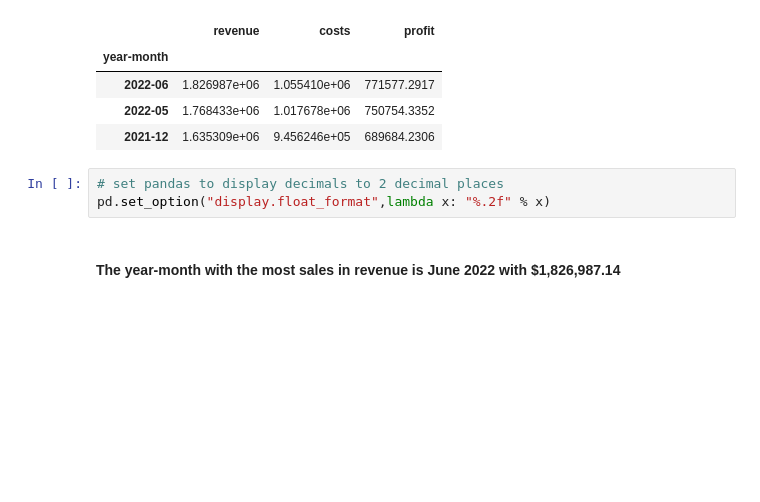
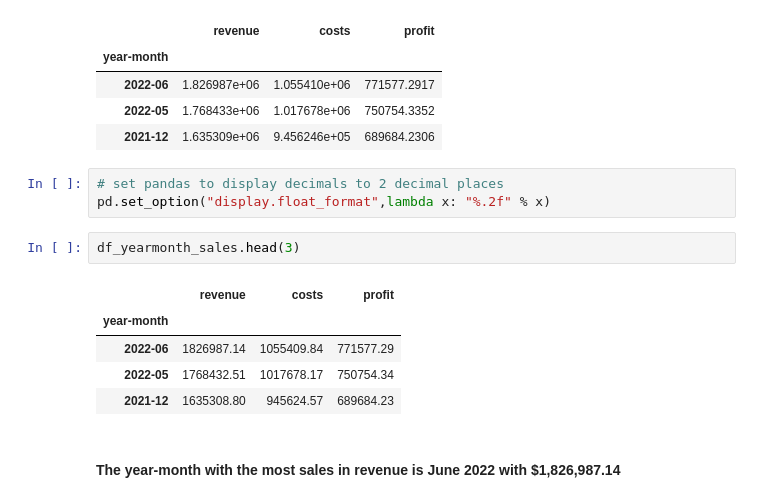
Before and after one commit to donchi/portfolio, a Jupyter notebook: Sales and Customer Analysis - Python/scripts/Sales and Customer Analysis.ipynb, the cells around one changed output. Saved outputs shown, nothing was run; the diff lists cells and outputs as text; blank space fills up the shorter version.

```diff
--- a/Sales and Customer Analysis - Python/scripts/Sales and Customer Analysis.ipynb
+++ b/Sales and Customer Analysis - Python/scripts/Sales and Customer Analysis.ipynb
@@ -195,6 +195,14 @@ df_yearmonth_sales.head(3)
 # %%
 # set pandas to display decimals to 2 decimal places
 pd.set_option("display.float_format",lambda x: "%.2f" % x)
+# %%
+df_yearmonth_sales.head(3)
+# %% [output]
+|  | revenue | costs | profit |
+| year-month |  |  |  |
+| 2022-06 | 1826987.14 | 1055409.84 | 771577.29 |
+| 2022-05 | 1768432.51 | 1017678.17 | 750754.34 |
+| 2021-12 | 1635308.80 | 945624.57 | 689684.23 |
 # %% [markdown]
 #### The year-month with the most sales in revenue is June 2022 with $1,826,987.14
 # %% [markdown]
```
Also changed, not shown: parts of 15 cells of this notebook.
